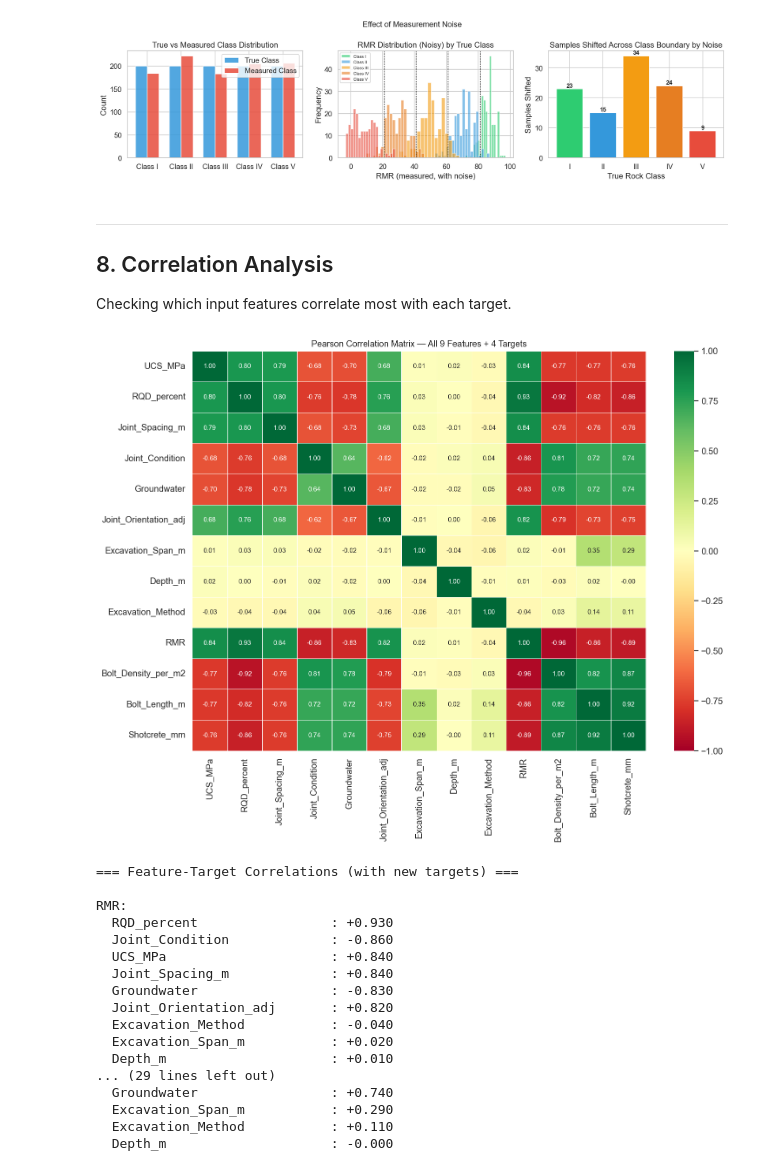
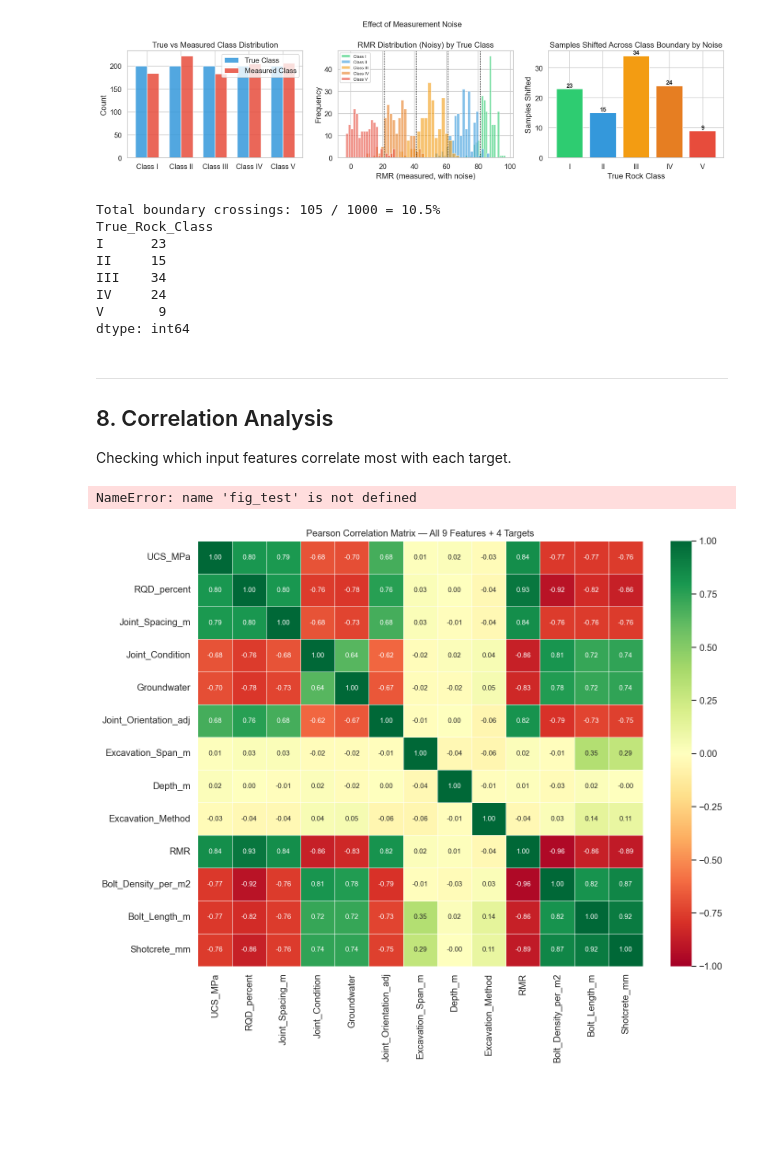
Before and after one commit to sayanmondal31694-sys/rmr-tunnel-support-designer-app, a Jupyter notebook: rmr_dataset_generator.ipynb, the cells around one changed output. Saved outputs shown, nothing was run; the diff lists cells and outputs as text; code cells hidden in the pictures; blank space fills up the shorter version.

```diff
--- a/rmr_dataset_generator.ipynb
+++ b/rmr_dataset_generator.ipynb
@@ -664,3 +557,19 @@ print(df[df['True_Rock_Class'] != df['Measured_Rock_Class']].groupby('True_Rock_
+# %%
+# interesting — Class IV shows the most boundary crossings
+# makes sense since RMR 21-40 is a narrow band and noise easily pushes samples into III or V
+# Class I barely shifts — high RMR values have a lot of headroom before crossing 81
+shifted = (df['True_Rock_Class'] != df['Measured_Rock_Class']).sum()
+print(f'Total boundary crossings: {shifted} / {len(df)} = {shifted/len(df)*100:.1f}%')
+print(df[df['True_Rock_Class'] != df['Measured_Rock_Class']].groupby('True_Rock_Class').size())
+# %% [output]
+Total boundary crossings: 105 / 1000 = 10.5%
+True_Rock_Class
+I      23
+II     15
+III    34
+IV     24
+V       9
+dtype: int64
 # %% [markdown]
 ---
 ## 8. Correlation Analysis
@@ -669,41 +578,25 @@ Checking which input features correlate most with each target.
 # %%
 numeric_cols = FEATURE_COLS + TARGET_COLS
 corr = df[numeric_cols].corr().round(2)
 
 fig, ax = plt.subplots(figsize=(13, 10))
 mask = np.zeros_like(corr, dtype=bool)
 # Show full matrix (no mask) for complete feature-target relationships
 sns.heatmap(corr, annot=True, fmt='.2f', cmap='RdYlGn',
             center=0, vmin=-1, vmax=1, ax=ax,
             linewidths=0.4, linecolor='white',
             annot_kws={'size': 9})
 ax.set_title('Pearson Correlation Matrix — All 9 Features + 4 Targets', fontsize=12)
-plt.tight_layout()
+fig_test.tight_layout(pad=1.5)
 plt.savefig('fig_correlation.png')
 plt.show()
 
 print('=== Feature-Target Correlations (with new targets) ===')
 for target in TARGET_COLS:
     top = corr[target].drop(TARGET_COLS).abs().sort_values(ascending=False)
     print(f'\n{target}:')
     for feat, val in top.items():
         print(f'  {feat:<28}: {corr[target][feat]:+.3f}')
 # %% [output]
+NameError: name 'fig_test' is not defined
-[figure, old version]
+[figure, new version]
-=== Feature-Target Correlations (with new targets) ===
-
-RMR:
-  RQD_percent                 : +0.930
-  Joint_Condition             : -0.860
-  UCS_MPa                     : +0.840
-  Joint_Spacing_m             : +0.840
-  Groundwater                 : -0.830
-  Joint_Orientation_adj       : +0.820
-  Excavation_Method           : -0.040
-  Excavation_Span_m           : +0.020
-  Depth_m                     : +0.010
-... (29 lines left out)
-  Groundwater                 : +0.740
-  Excavation_Span_m           : +0.290
-  Excavation_Method           : +0.110
-  Depth_m                     : -0.000
```
Also changed, not shown: parts of 18 cells of this notebook.
